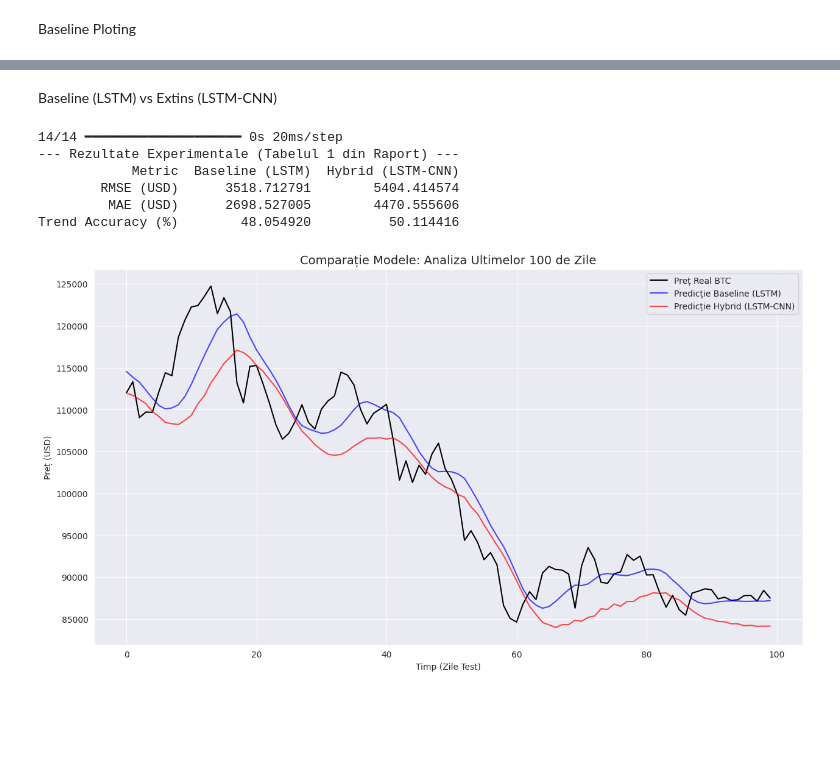
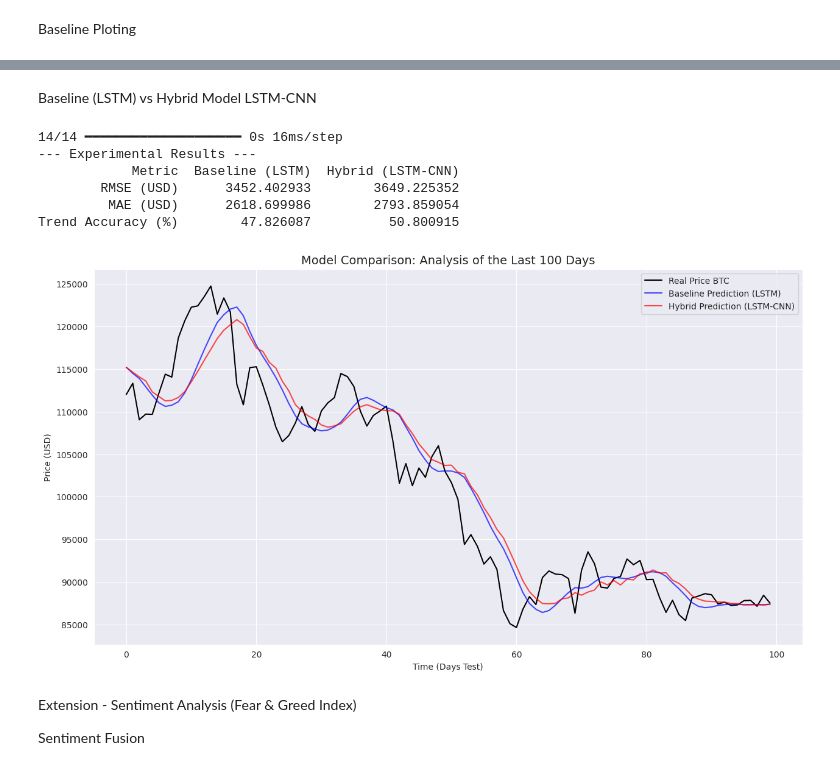
Before and after one commit to StanciuAlin/Crypto-Trend-DeepLearning, a Jupyter notebook: Crypto_Trend_Prediction_Baseline.ipynb, the cells around one changed output, grey strips where cells are left out. Cells and saved outputs as stored; diff of their text form; code cells hidden in the pictures; blank space fills up the shorter version.

Commit message:
Add hybrid (LSTM-CNN) and Sentiment Fusion with plots to compare all strategies with Baseline (LSTM)

```diff
--- a/Crypto_Trend_Prediction_Baseline.ipynb
+++ b/Crypto_Trend_Prediction_Baseline.ipynb
@@ -205,11 +203,8 @@ Epoch 20/20
 # %% [markdown]
-Baseline (LSTM) vs Extins (LSTM-CNN)
+Baseline (LSTM) vs Hybrid Model LSTM-CNN
 # %%
-from sklearn.metrics import mean_squared_error, mean_absolute_error
-import pandas as pd
-
 def evaluate_models_academic(y_true, pred_baseline, pred_hybrid):
-    # 1. Calculăm metricile de eroare standard
+    #1. We calculate standard error metrics
     metrics = {
         'Metric': ['RMSE (USD)', 'MAE (USD)', 'Trend Accuracy (%)'],
         'Baseline (LSTM)': [
@@ -220,49 +215,53 @@ def evaluate_models_academic(y_true, pred_baseline, pred_hybrid):
         'Hybrid (LSTM-CNN)': [
             np.sqrt(mean_squared_error(y_true, pred_hybrid)),
             mean_absolute_error(y_true, pred_hybrid),
             0 # Placeholder
         ]
     }
 
-    # 2. Calculăm Trend Accuracy (Direcția mișcării) [cite: 23, 47]
-    # Verificăm dacă modelul a prezis corect dacă prețul crește sau scade față de ziua anterioară
+    # 2. Calculate Trend Accuracy (Direction of movement) [cite: 23, 47]
+    # Check if the model correctly predicted whether the price is increasing or decreasing compared to the previous day
     def calculate_trend_acc(true, pred):
         true_diff = np.diff(true.flatten())
         pred_diff = np.diff(pred.flatten())
         correct_direction = np.sign(true_diff) == np.sign(pred_diff)
         return (np.sum(correct_direction) / len(true_diff)) * 100
 
     metrics['Baseline (LSTM)'][2] = calculate_trend_acc(y_true, pred_baseline)
     metrics['Hybrid (LSTM-CNN)'][2] = calculate_trend_acc(y_true, pred_hybrid)
 
-    # Creăm un DataFrame pentru un tabel profesional in raport [cite: 63]
+    # We create a DataFrame for a professional table in a report
     results_df = pd.DataFrame(metrics)
     return results_df
 
-# Generăm predicțiile pentru modelul hibrid
+# Generate the predictions for the hybrid model
 predictions_hybrid = hybrid_model.predict(X_test)
 predictions_hybrid = scaler.inverse_transform(predictions_hybrid)
 
-# Rulăm evaluarea
+# We run the assessment
 comparison_table = evaluate_models_academic(y_test, predictions, predictions_hybrid)
-print("--- Rezultate Experimentale (Tabelul 1 din Raport) ---")
+print("--- Experimental Results ---")
 print(comparison_table.to_string(index=False))
 
-# Vizualizare Comparativă (Figura 2 din Raport)
+# Comparative View
 plt.figure(figsize=(15, 8))
-plt.plot(y_test[-100:], label='Preț Real BTC', color='black', linewidth=1.5)
-plt.plot(predictions[-100:], label='Predicție Baseline (LSTM)', color='blue', alpha=0.7)
-plt.plot(predictions_hybrid[-100:], label='Predicție Hybrid (LSTM-CNN)', color='red', alpha=0.7)
-plt.title('Comparație Modele: Analiza Ultimelor 100 de Zile', fontsize=14)
-plt.xlabel('Timp (Zile Test)')
-plt.ylabel('Preț (USD)')
+plt.plot(y_test[-100:], label='Real Price BTC', color='black', linewidth=1.5)
+plt.plot(predictions[-100:], label='Baseline Prediction (LSTM)', color='blue', alpha=0.7)
+plt.plot(predictions_hybrid[-100:], label='Hybrid Prediction (LSTM-CNN)', color='red', alpha=0.7)
+plt.title('Model Comparison: Analysis of the Last 100 Days', fontsize=14)
+plt.xlabel('Time (Days Test)')
+plt.ylabel('Price (USD)')
 plt.legend()
 plt.show()
 # %% [output]
-14/14 ━━━━━━━━━━━━━━━━━━━━ 0s 20ms/step
---- Rezultate Experimentale (Tabelul 1 din Raport) ---
+14/14 ━━━━━━━━━━━━━━━━━━━━ 0s 16ms/step
+--- Experimental Results ---
             Metric  Baseline (LSTM)  Hybrid (LSTM-CNN)
-        RMSE (USD)      3518.712791        5404.414574
-         MAE (USD)      2698.527005        4470.555606
-Trend Accuracy (%)        48.054920          50.114416
+        RMSE (USD)      3452.402933        3649.225352
+         MAE (USD)      2618.699986        2793.859054
+Trend Accuracy (%)        47.826087          50.800915
-[figure, old version]
+[figure, new version]
+# %% [markdown]
+Extension - Sentiment Analysis (Fear & Greed Index)
+
+Sentiment Fusion
```
Also changed, not shown: parts of 24 cells of this notebook.
